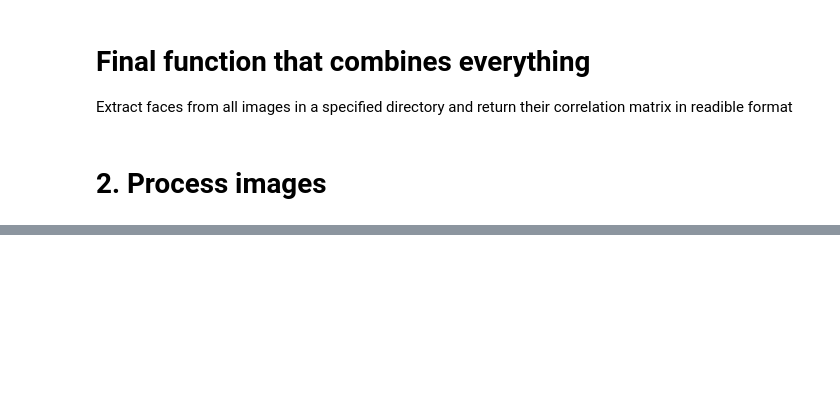
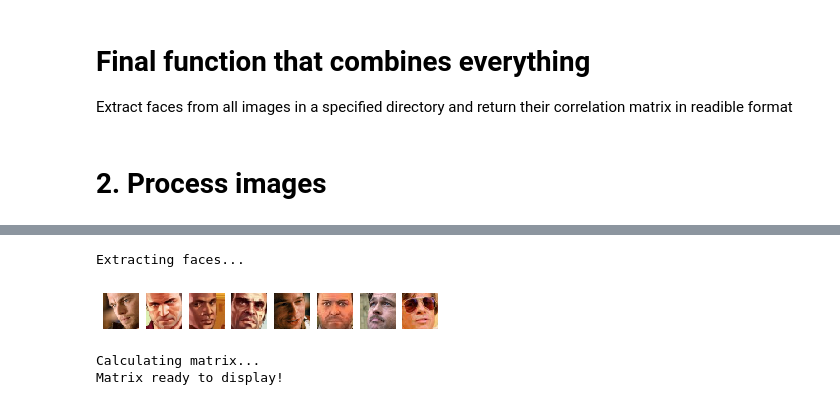
Before and after one commit to KrystianPlackowski/Face-correlation, a Jupyter notebook: main.ipynb, the cells around one changed output, grey strips where cells are left out. Cells and saved outputs as stored; diff of their text form; code cells hidden in the pictures; blank space fills up the shorter version.

Commit message:
changed example images

```diff
--- a/main.ipynb
+++ b/main.ipynb
@@ -241,0 +233,8 @@ Matrix ready to display!
+# %%
+matrix_1 = process_directory('images_1')
+matrix_1
+# %% [output]
+Extracting faces...
+[figure, added]
+Calculating matrix...
+Matrix ready to display!
```
Also changed, not shown: parts of 3 cells of this notebook, 12 other files.
